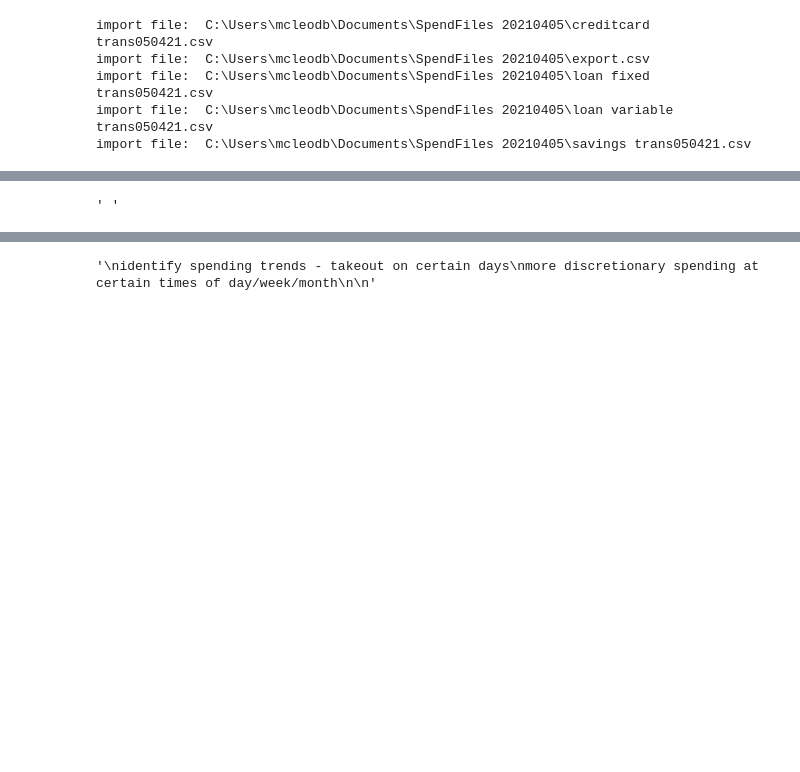
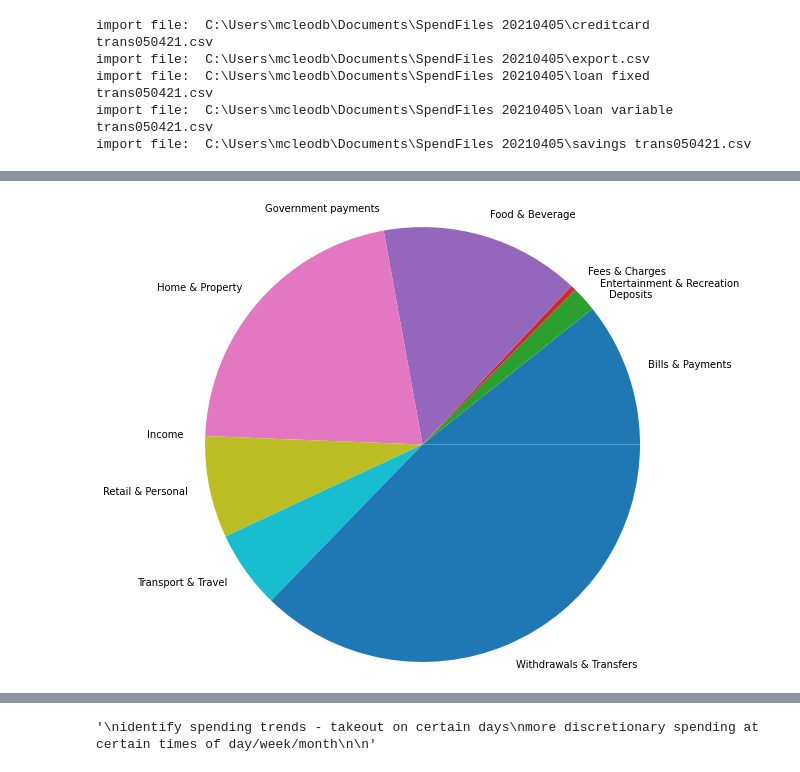
Before and after one commit to brydenm/Py_personalspendanalysis, a Jupyter notebook: stg_spend_analysis.ipynb, the cells around one changed output, grey strips where cells are left out. Cells and saved outputs as stored; diff of their text form; code cells hidden in the pictures; blank space fills up the shorter version.

```diff
--- a/stg_spend_analysis.ipynb
+++ b/stg_spend_analysis.ipynb
@@ -87,7 +87,12 @@ df_spend = df_spend.append(df_all[df_all['sourcefile'].str.match('credit')])
 df_spend.set_index('date', inplace=True)
 # %%
 #TODO
-#PLOT OUTGOING SPEND BY CATEGORY ()
+#PLOT OUTGOING SPEND BY CATEGORY
+x = df_spend.groupby('Category').Debit.sum()
+y = x.index
+plt.pie(x, radius = 2.5, labels = y)
+plt.show()
+
 #PLOT OUTGOING SPEND BY CATEGORY MONTHLY
 # %% [output]
-' '
+[figure, added]
```
Also changed, not shown: parts of 3 cells of this notebook.
